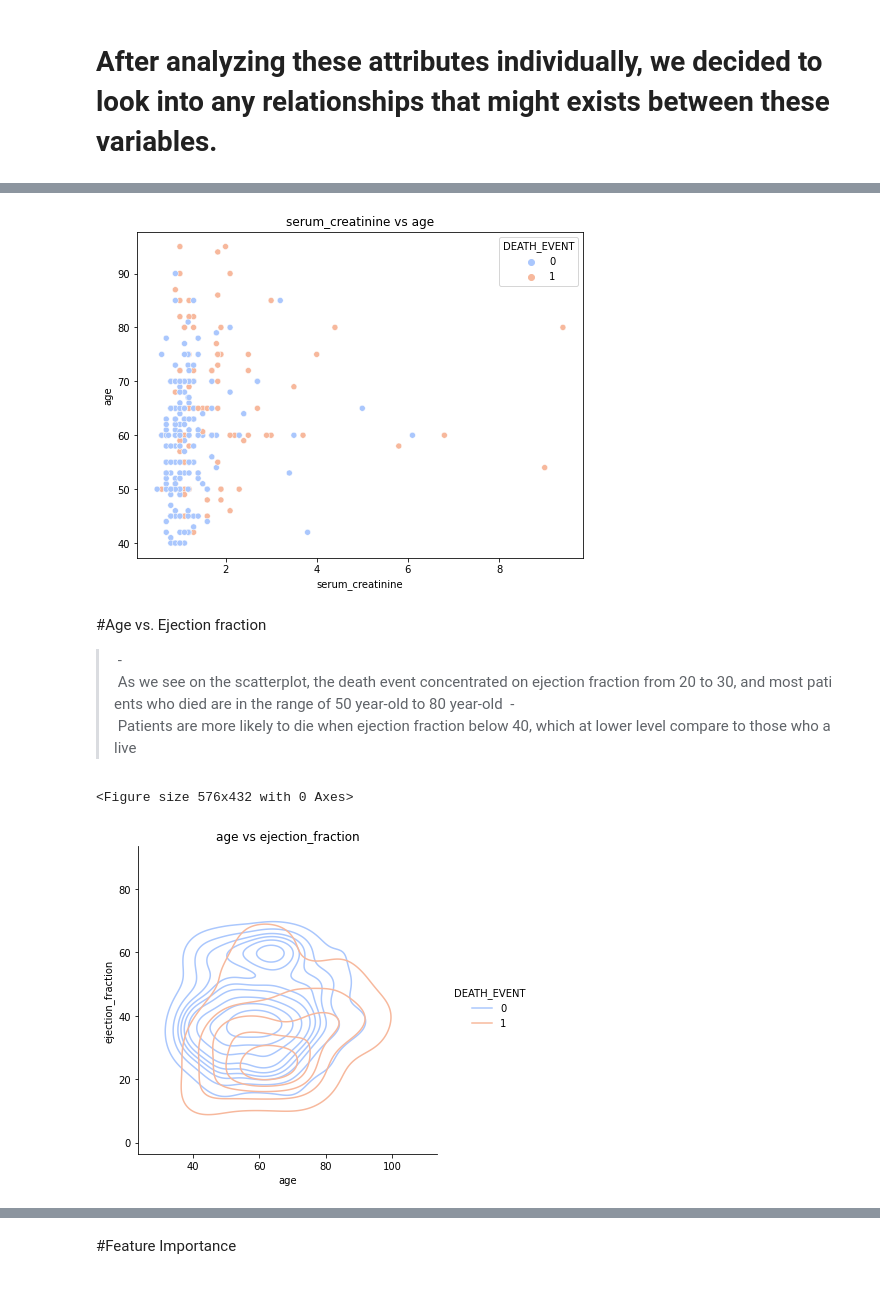
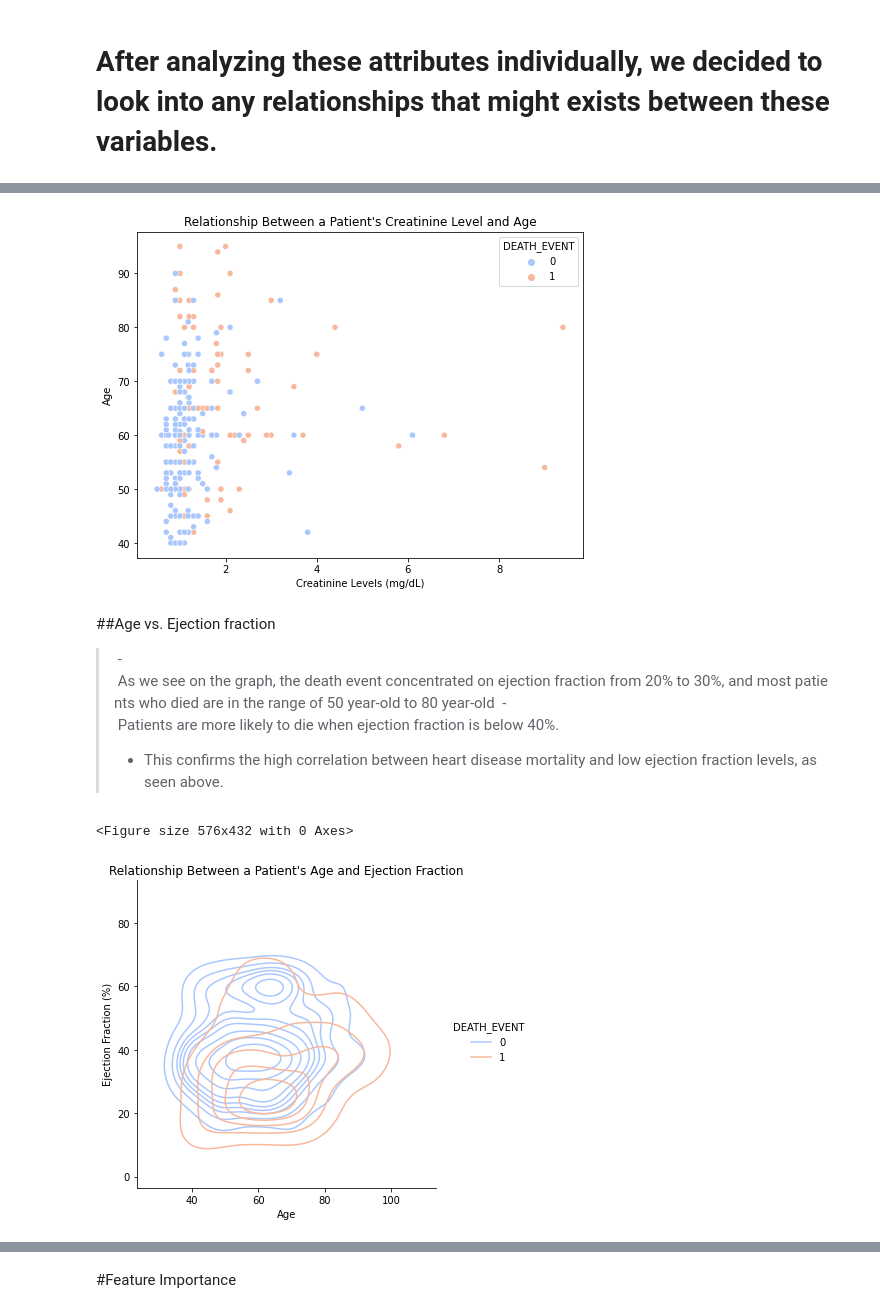
Before and after one commit to AntonioMoralCevallos/Predicting_Fatal_Heart_Failure-Project, a Jupyter notebook: Final_Deliverable_7b.ipynb, the cells around one changed output, grey strips where cells are left out. Cells and saved outputs as stored; diff of their text form; code cells hidden in the pictures.

```diff
--- a/Final_Deliverable_7b.ipynb
+++ b/Final_Deliverable_7b.ipynb
@@ -382,20 +384,25 @@ plt.show()
 # %%
 plt.figure(figsize=(8,6))
 sns.scatterplot(y='age',x='serum_creatinine',data=clinical,hue='DEATH_EVENT', palette='coolwarm')
-plt.title('serum_creatinine vs age')
+plt.title("Relationship Between a Patient's Creatinine Level and Age")
+plt.ylabel('Age')
+plt.xlabel('Creatinine Levels (mg/dL)')
 plt.show()
 # %% [output]
-[figure, old version]
+[figure, new version]
 # %% [markdown]
-#Age vs. Ejection fraction
+##Age vs. Ejection fraction
 
-> - As we see on the scatterplot, the death event concentrated on ejection fraction from 20 to 30, and most patients who died are in the range of 50 year-old to 80 year-old
-> - Patients are more likely to die when ejection fraction below 40, which at lower level compare to those who alive
+> - As we see on the graph, the death event concentrated on ejection fraction from 20% to 30%, and most patients who died are in the range of 50 year-old to 80 year-old
+> - Patients are more likely to die when ejection fraction is below 40%.
+>- This confirms the high correlation between heart disease mortality and low ejection fraction levels, as seen above.
 # %%
 plt.figure(figsize=(8,6))
 sns.displot(y='ejection_fraction',x='age',data=clinical,hue='DEATH_EVENT', palette='coolwarm',kind='kde')
-plt.title('age vs ejection_fraction')
+plt.title("Relationship Between a Patient's Age and Ejection Fraction")
+plt.xlabel('Age')
+plt.ylabel('Ejection Fraction (%)')
 plt.show()
 # %% [output]
 <Figure size 576x432 with 0 Axes>
-[figure, old version]
+[figure, new version]
```
Also changed, not shown: parts of 18 cells of this notebook.
